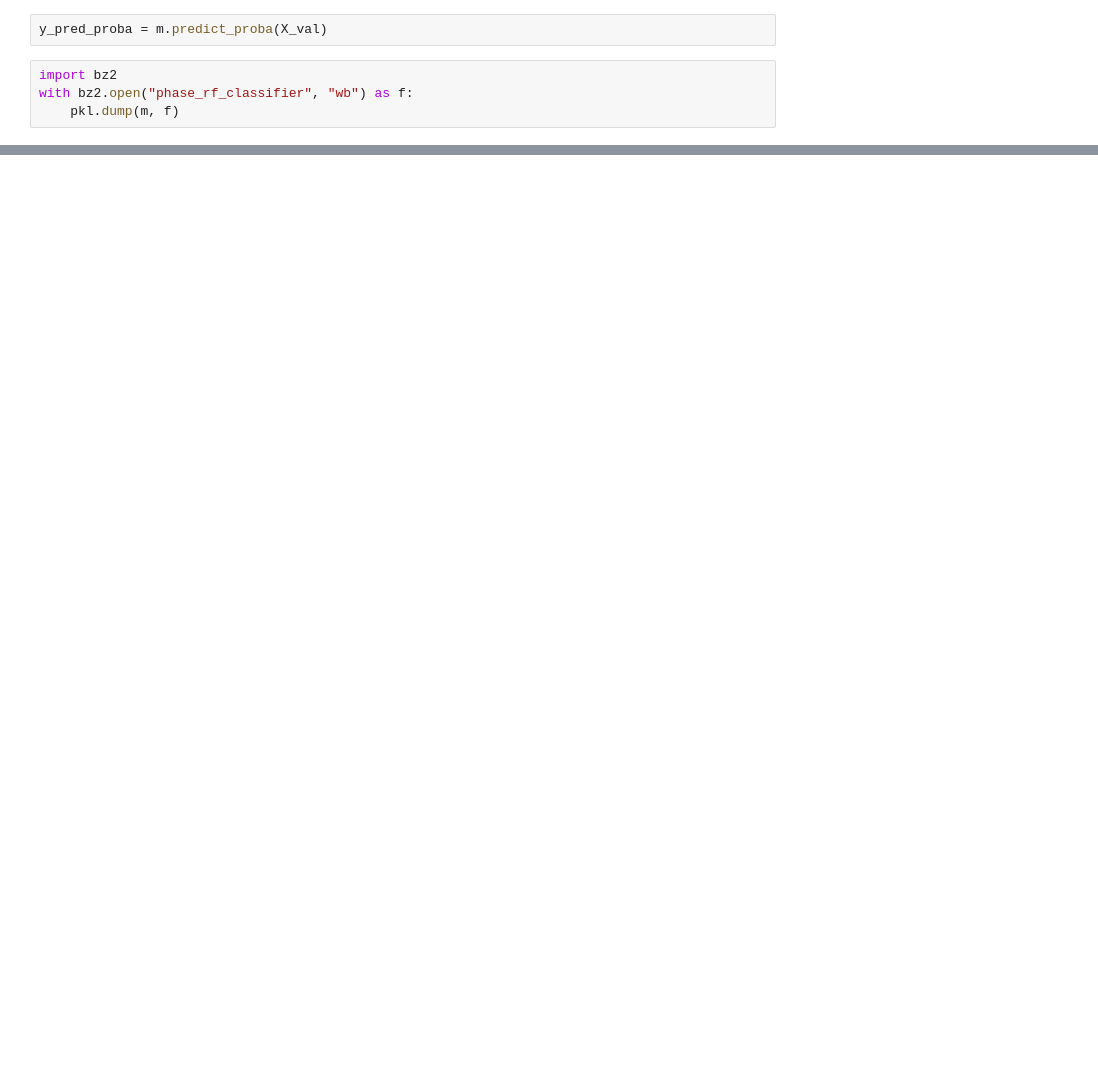
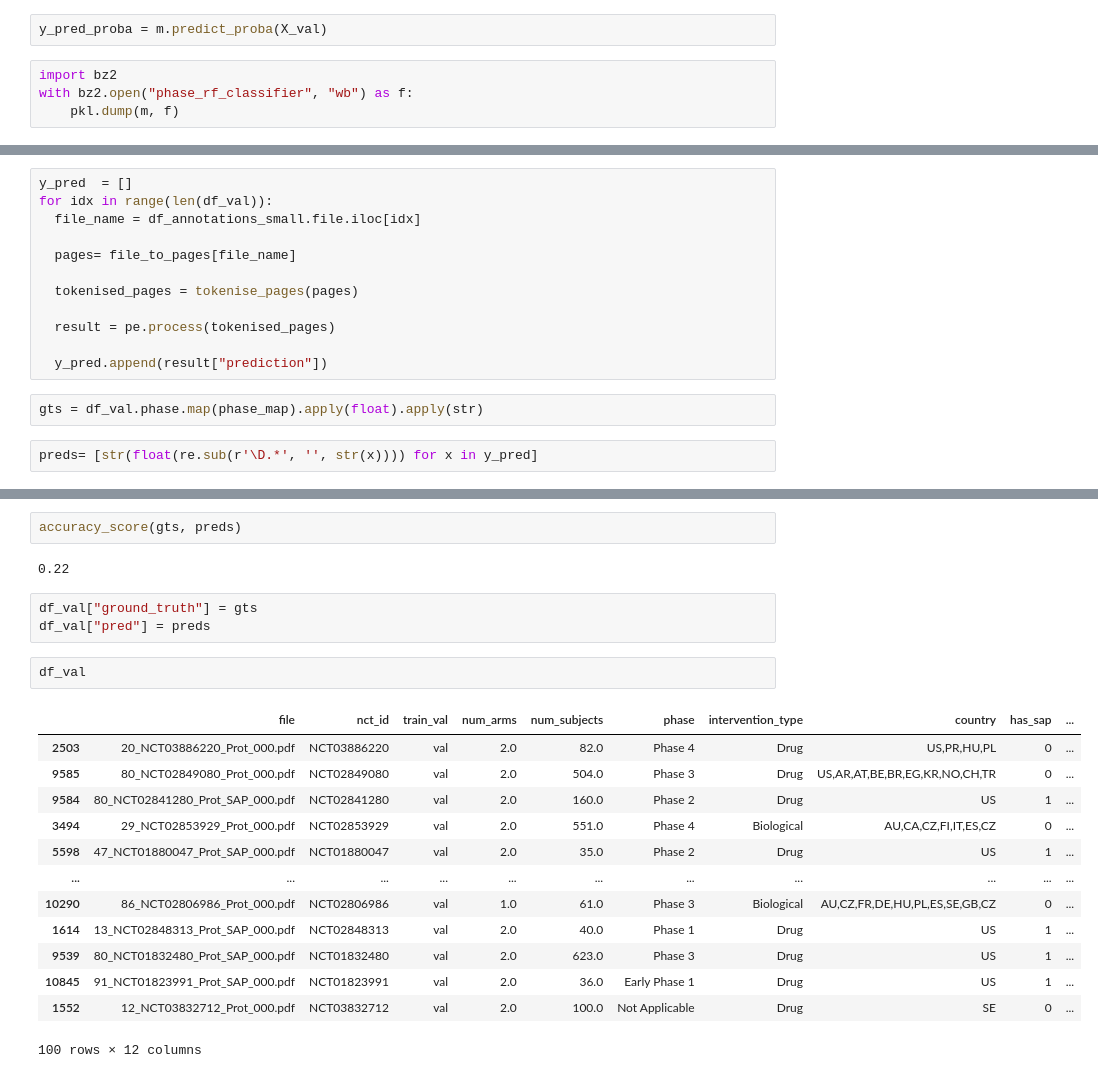
Before and after one commit to fastdatascience/clinical_trial_risk, a Jupyter notebook: train/ctgov/TrainPhaseClassifier_06_Random_Forest_Feature_Engineering.ipynb, the cells around one changed output, grey strips where cells are left out. Cells and saved outputs as stored; diff of their text form; blank space fills up the shorter version.

```diff
--- a/train/ctgov/TrainPhaseClassifier_06_Random_Forest_Feature_Engineering.ipynb
+++ b/train/ctgov/TrainPhaseClassifier_06_Random_Forest_Feature_Engineering.ipynb
@@ -275,0 +378,16 @@ plt.show()
+# %%
+y_pred  = []
+for idx in range(len(df_val)):
+  file_name = df_annotations_small.file.iloc[idx]
+
+  pages= file_to_pages[file_name]
+
+  tokenised_pages = tokenise_pages(pages)
+
+  result = pe.process(tokenised_pages)
+
+  y_pred.append(result["prediction"])
+# %%
+gts = df_val.phase.map(phase_map).apply(float).apply(str)
+# %%
+preds= [str(float(re.sub(r'\D.*', '', str(x)))) for x in y_pred]
@@ -275,0 +406,23 @@ plt.show()
+# %%
+accuracy_score(gts, preds)
+# %% [output]
+0.22
+# %%
+df_val["ground_truth"] = gts
+df_val["pred"] = preds
+# %%
+df_val
+# %% [output]
+|  | file | nct_id | train_val | num_arms | num_subjects | phase | intervention_type | country | has_sap | ... |
+| 2503 | 20_NCT03886220_Prot_000.pdf | NCT03886220 | val | 2.0 | 82.0 | Phase 4 | Drug | US,PR,HU,PL | 0 | ... |
+| 9585 | 80_NCT02849080_Prot_000.pdf | NCT02849080 | val | 2.0 | 504.0 | Phase 3 | Drug | US,AR,AT,BE,BR,EG,KR,NO,CH,TR | 0 | ... |
+| 9584 | 80_NCT02841280_Prot_SAP_000.pdf | NCT02841280 | val | 2.0 | 160.0 | Phase 2 | Drug | US | 1 | ... |
+| 3494 | 29_NCT02853929_Prot_000.pdf | NCT02853929 | val | 2.0 | 551.0 | Phase 4 | Biological | AU,CA,CZ,FI,IT,ES,CZ | 0 | ... |
+| 5598 | 47_NCT01880047_Prot_SAP_000.pdf | NCT01880047 | val | 2.0 | 35.0 | Phase 2 | Drug | US | 1 | ... |
+| ... | ... | ... | ... | ... | ... | ... | ... | ... | ... | ... |
+| 10290 | 86_NCT02806986_Prot_000.pdf | NCT02806986 | val | 1.0 | 61.0 | Phase 3 | Biological | AU,CZ,FR,DE,HU,PL,ES,SE,GB,CZ | 0 | ... |
+| 1614 | 13_NCT02848313_Prot_SAP_000.pdf | NCT02848313 | val | 2.0 | 40.0 | Phase 1 | Drug | US | 1 | ... |
+| 9539 | 80_NCT01832480_Prot_SAP_000.pdf | NCT01832480 | val | 2.0 | 623.0 | Phase 3 | Drug | US | 1 | ... |
+| 10845 | 91_NCT01823991_Prot_SAP_000.pdf | NCT01823991 | val | 2.0 | 36.0 | Early Phase 1 | Drug | US | 1 | ... |
+| 1552 | 12_NCT03832712_Prot_000.pdf | NCT03832712 | val | 2.0 | 100.0 | Not Applicable | Drug | SE | 0 | ... |
+100 rows × 12 columns
```
Also changed, not shown: parts of 13 cells of this notebook.
